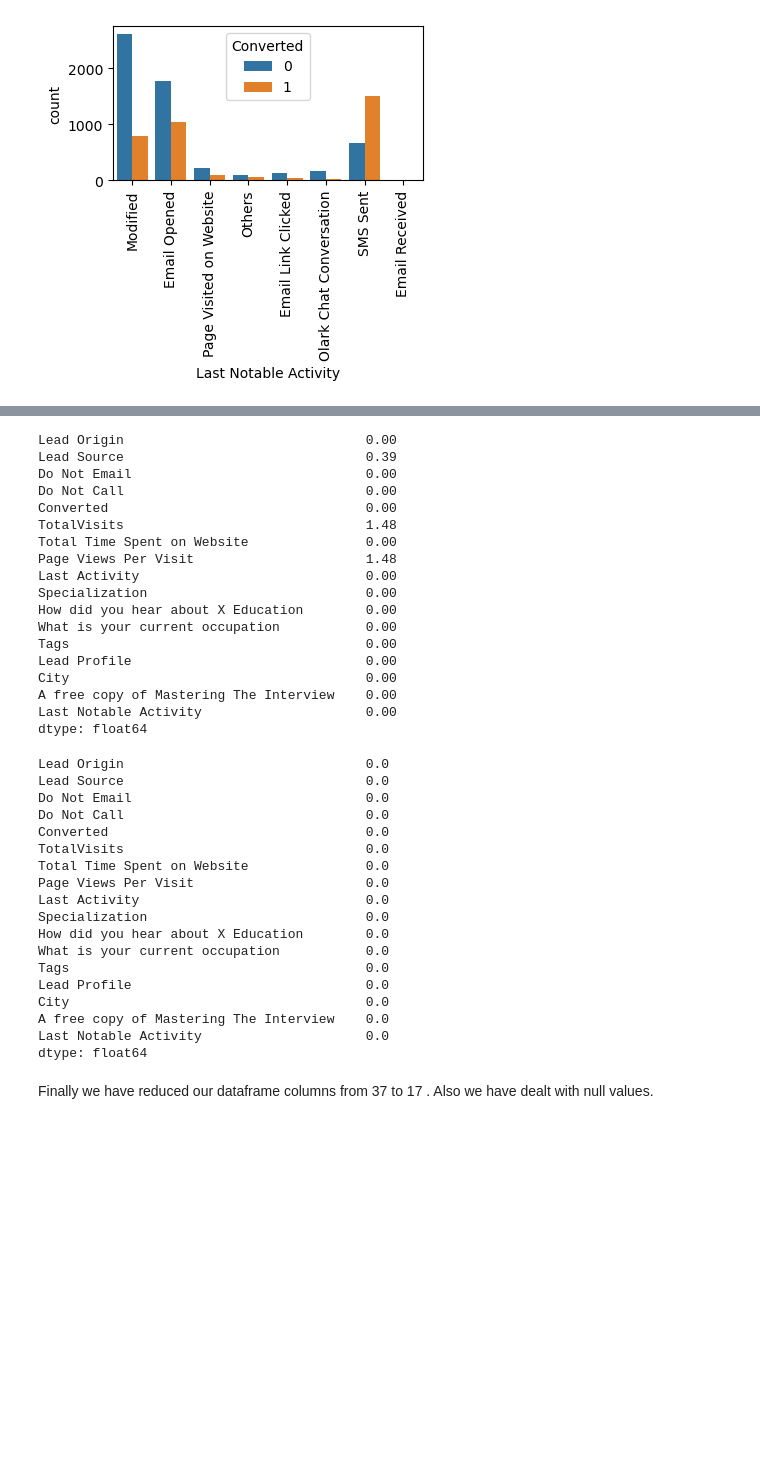
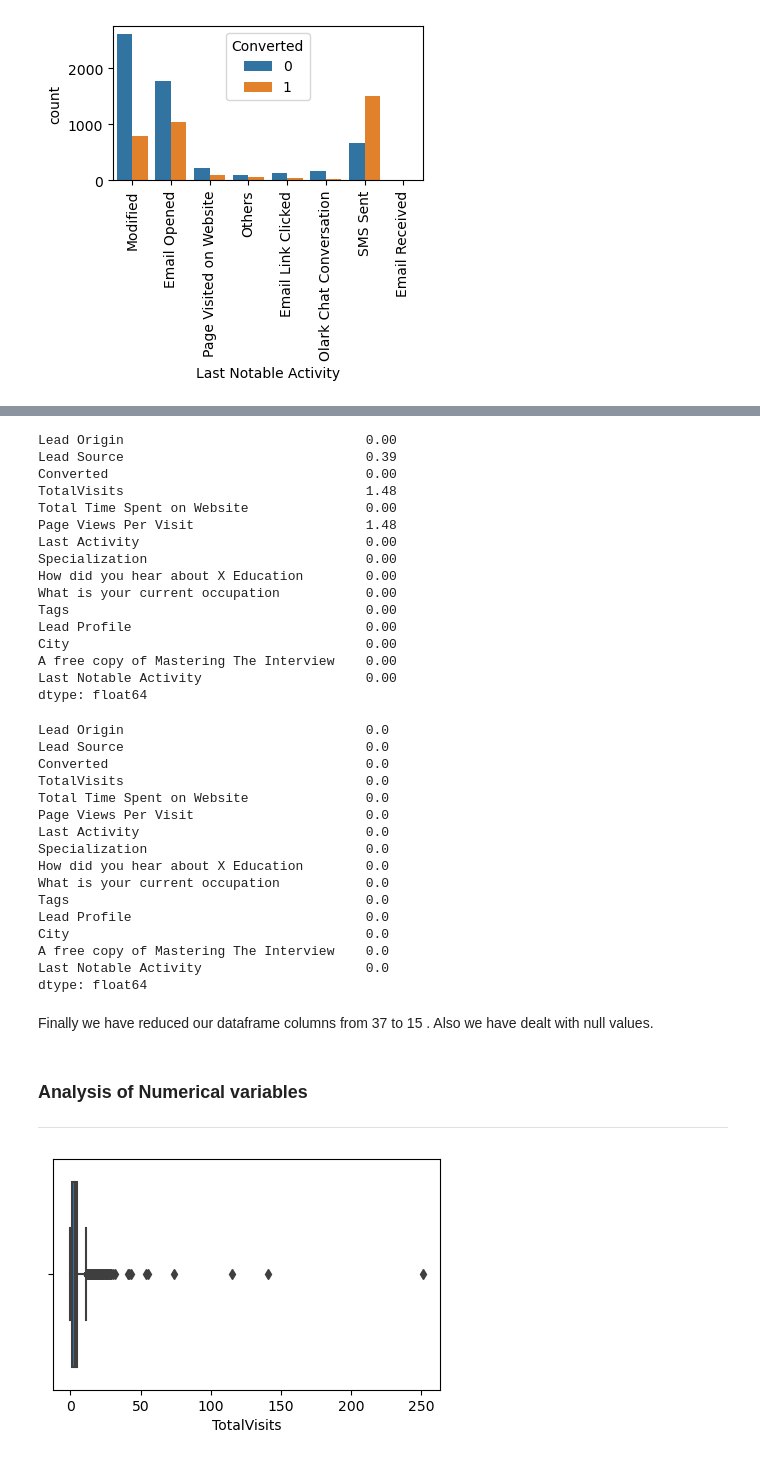
Before and after one commit to charudavis/UpGrad_CaseStudy_Lead, a Jupyter notebook: Lead_Score_Model.ipynb, the cells around one changed output, grey strips where cells are left out. Cells and saved outputs as stored; diff of their text form; code cells hidden in the pictures; blank space fills up the shorter version.

```diff
--- a/Lead_Score_Model.ipynb
+++ b/Lead_Score_Model.ipynb
@@ -739,0 +750,3 @@ Column with Potential Lead is higher conversion rate . In absolute numbers , uni
+# %%
+# We can drop this column also . Adding to Drop_Column list
+Drop_Column.append("Do Not Call")
@@ -740,3 +760,6 @@ Column with Potential Lead is higher conversion rate . In absolute numbers , uni
+# %%
+# We can drop this column also . Adding to Drop_Column list
+Drop_Column.append("Do Not Email")
 # %%
 # Letus check I agree to pay the amount through cheque column
 leads_df["I agree to pay the amount through cheque"].value_counts(dropna=False)
@@ -822,8 +845,6 @@ round((leads_df.isnull().sum()/leads_df.shape[0])*100,2)
 # %% [output]
 Lead Origin                               0.00
 Lead Source                               0.39
-Do Not Email                              0.00
-Do Not Call                               0.00
 Converted                                 0.00
 TotalVisits                               1.48
 Total Time Spent on Website               0.00
@@ -847,8 +868,6 @@ round((leads_df.isnull().sum()/leads_df.shape[0])*100,2)
 # %% [output]
 Lead Origin                               0.0
 Lead Source                               0.0
-Do Not Email                              0.0
-Do Not Call                               0.0
 Converted                                 0.0
 TotalVisits                               0.0
 Total Time Spent on Website               0.0
@@ -864,4 +883,14 @@ A free copy of Mastering The Interview    0.0
 Last Notable Activity                     0.0
 dtype: float64
 # %% [markdown]
-Finally we have reduced our dataframe columns from 37 to 17 . Also we have dealt with null values.
+Finally we have reduced our dataframe columns from 37 to 15 . Also we have dealt with null values.
+# %% [markdown]
+### Analysis of Numerical variables
+<hr/>
+# %%
+# letus check Total Visits
+plt.figure(figsize=(5,3))
+sns.boxplot(leads_df["TotalVisits"])
+plt.show()
+# %% [output]
+[figure, added]
```
Also changed, not shown: parts of 55 cells of this notebook.
